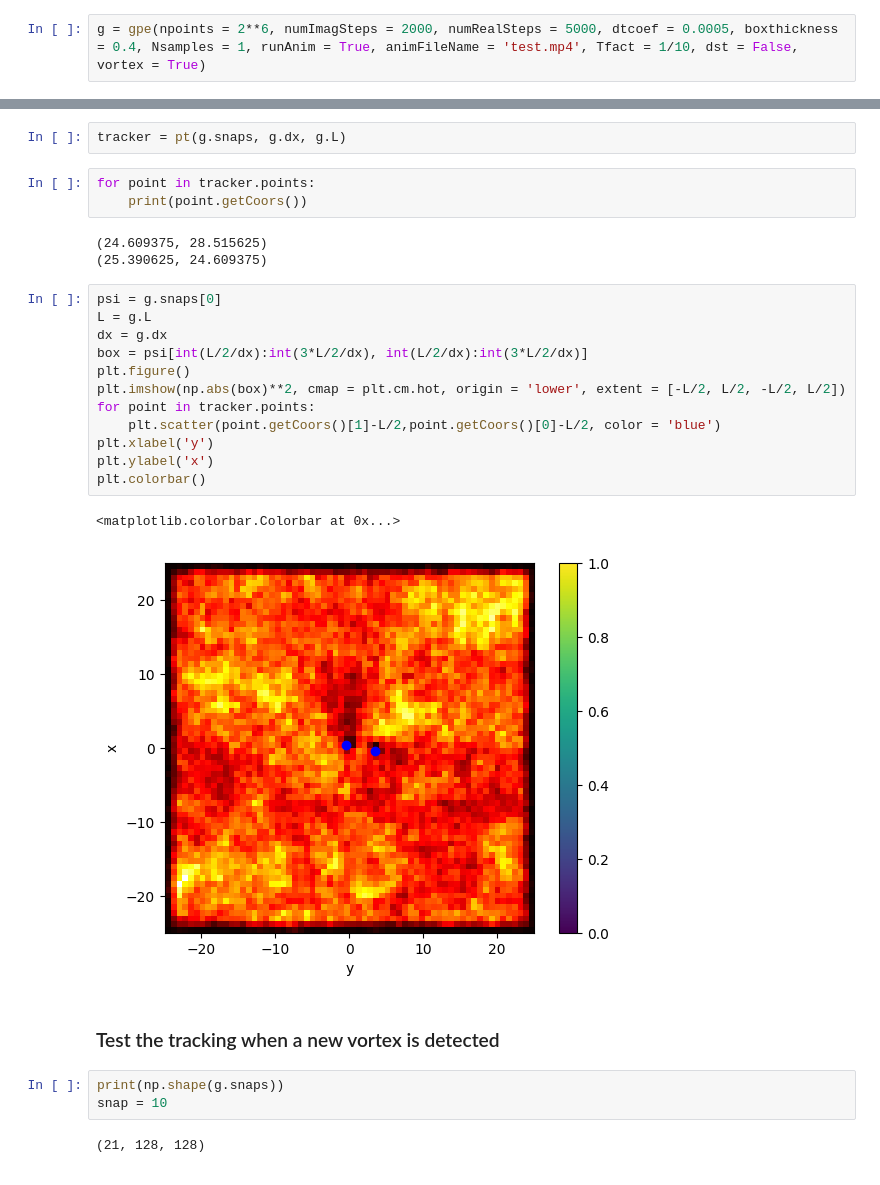
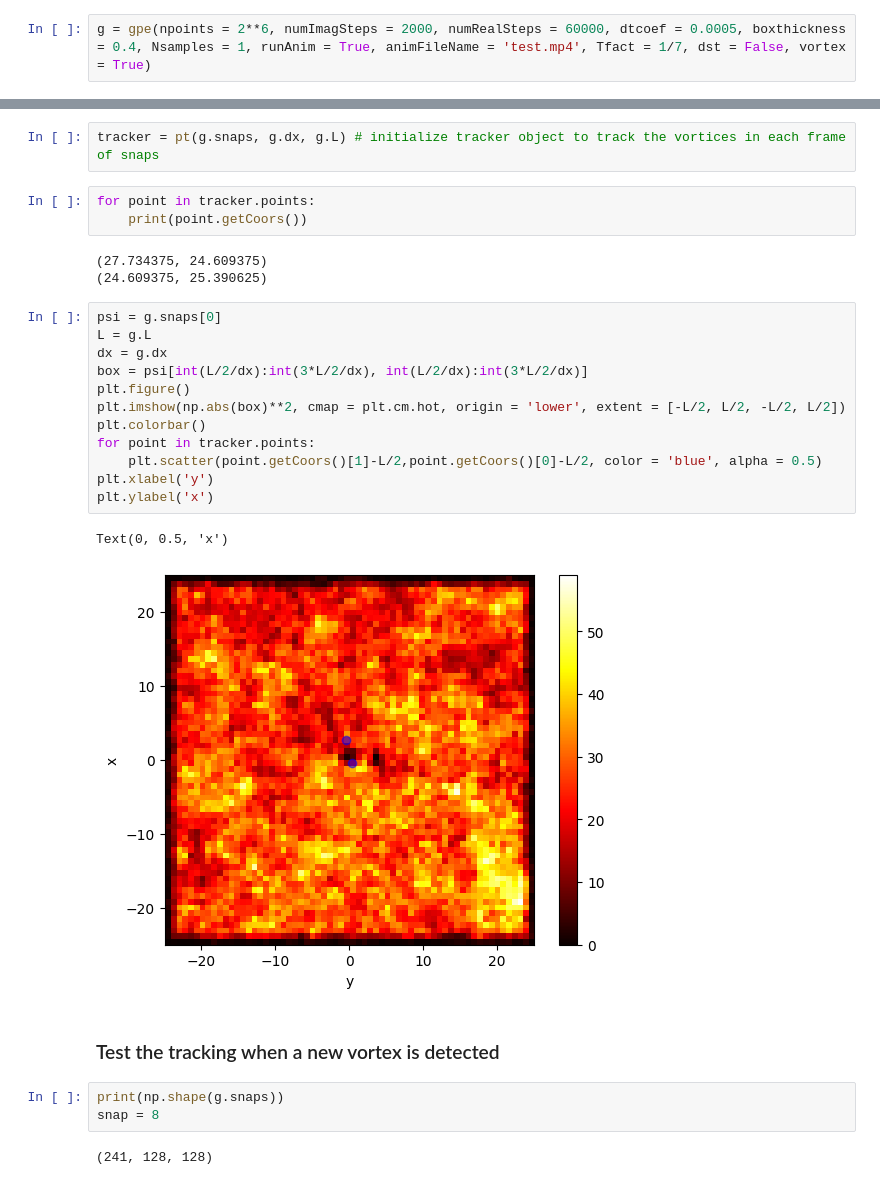
Before and after one commit to easuit24/BECs2, a Jupyter notebook: testpointtracking.ipynb, the cells around one changed output, grey strips where cells are left out. Saved outputs shown, nothing was run; the diff lists cells and outputs as text.

```diff
--- a/testpointtracking.ipynb
+++ b/testpointtracking.ipynb
@@ -5,5 +6,5 @@ import matplotlib.pyplot as plt
 from PointTracking import PointTracker as pt
 from classicalfield_orig import FiniteTempGPE as gpe
 # %%
-g = gpe(npoints = 2**6, numImagSteps = 2000, numRealSteps = 5000, dtcoef = 0.0005, boxthickness = 0.4, Nsamples = 1, runAnim = True, animFileName = 'test.mp4', Tfact = 1/10, dst = False, vortex = True)
+g = gpe(npoints = 2**6, numImagSteps = 2000, numRealSteps = 60000, dtcoef = 0.0005, boxthickness = 0.4, Nsamples = 1, runAnim = True, animFileName = 'test.mp4', Tfact = 1/7, dst = False, vortex = True)
 # %% [output]
@@ -16,33 +17,33 @@ T:  0.8085179925372403
 # %%
-tracker = pt(g.snaps, g.dx, g.L)
+tracker = pt(g.snaps, g.dx, g.L) # initialize tracker object to track the vortices in each frame of snaps
 # %%
 for point in tracker.points:
     print(point.getCoors())
 # %% [output]
-(24.609375, 28.515625)
-(25.390625, 24.609375)
+(27.734375, 24.609375)
+(24.609375, 25.390625)
 # %%
 psi = g.snaps[0]
 L = g.L
 dx = g.dx
 box = psi[int(L/2/dx):int(3*L/2/dx), int(L/2/dx):int(3*L/2/dx)]
 plt.figure()
 plt.imshow(np.abs(box)**2, cmap = plt.cm.hot, origin = 'lower', extent = [-L/2, L/2, -L/2, L/2])
+plt.colorbar()
 for point in tracker.points:
-    plt.scatter(point.getCoors()[1]-L/2,point.getCoors()[0]-L/2, color = 'blue')
+    plt.scatter(point.getCoors()[1]-L/2,point.getCoors()[0]-L/2, color = 'blue', alpha = 0.5)
 plt.xlabel('y')
 plt.ylabel('x')
-plt.colorbar()
 # %% [output]
-<matplotlib.colorbar.Colorbar at 0x...>
+Text(0, 0.5, 'x')
-[figure, old version]
+[figure, new version]
 # %% [markdown]
 ### Test the tracking when a new vortex is detected
 # %%
 print(np.shape(g.snaps))
-snap = 10
+snap = 8
 # %% [output]
-(21, 128, 128)
+(241, 128, 128)
 # %%
 plt.figure()
 plt.imshow(np.abs(g.snaps[snap])**2, cmap = plt.cm.hot)
```
Also changed, not shown: parts of 15 cells of this notebook, 1 other file.
